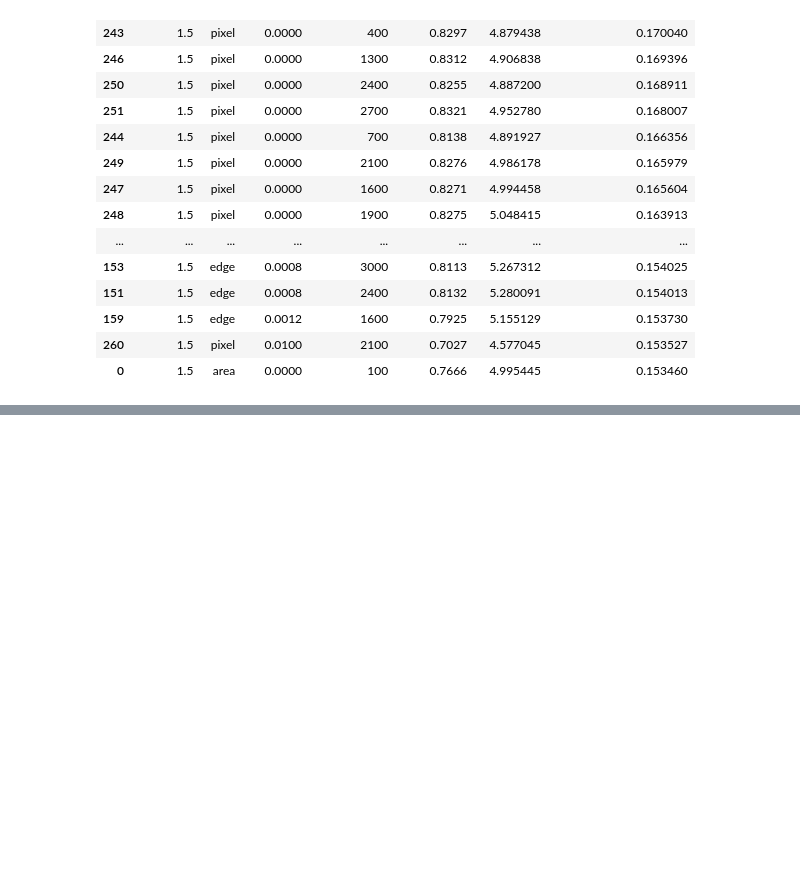
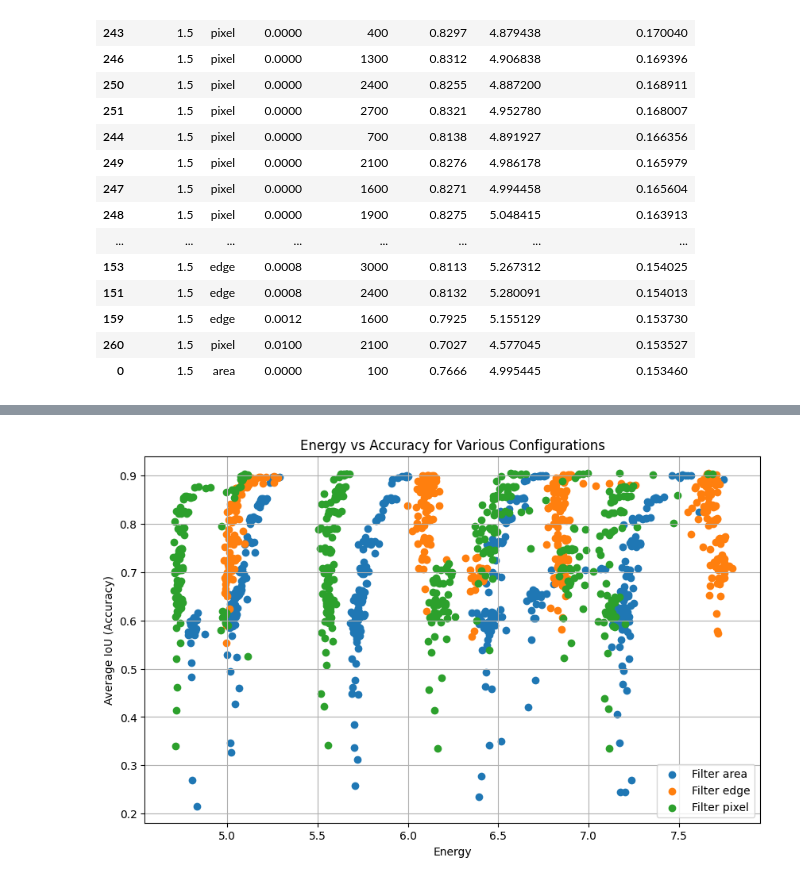
Before and after one commit to bencivjan/ecolens, a Jupyter notebook: viz/viz.ipynb, the cells around one changed output, grey strips where cells are left out. Drawn from its saved outputs; the diff is of its cells as text; code cells hidden in the pictures; blank space fills up the shorter version.

```diff
--- a/viz/viz.ipynb
+++ b/viz/viz.ipynb
@@ -78,0 +112,17 @@ Top 60 Configurations by Accuracy/Energy Ratio:
+# %%
+plt.figure(figsize=(10, 6))
+
+for i, (frequency, group) in enumerate(merged_df.groupby('Filter')):
+    plt.scatter(group['Avg Energy'], group['Average IoU'], label=f'Filter {frequency}')
+
+# Labels and title
+plt.xlabel('Energy')
+plt.ylabel('Average IoU (Accuracy)')
+plt.title('Energy vs Accuracy for Various Configurations')
+
+# Add grid and show the plot
+plt.grid(True)
+plt.legend()
+plt.show()
+# %% [output]
+[figure, added]
```
Also changed, not shown: parts of 3 cells of this notebook, 2 other files.
